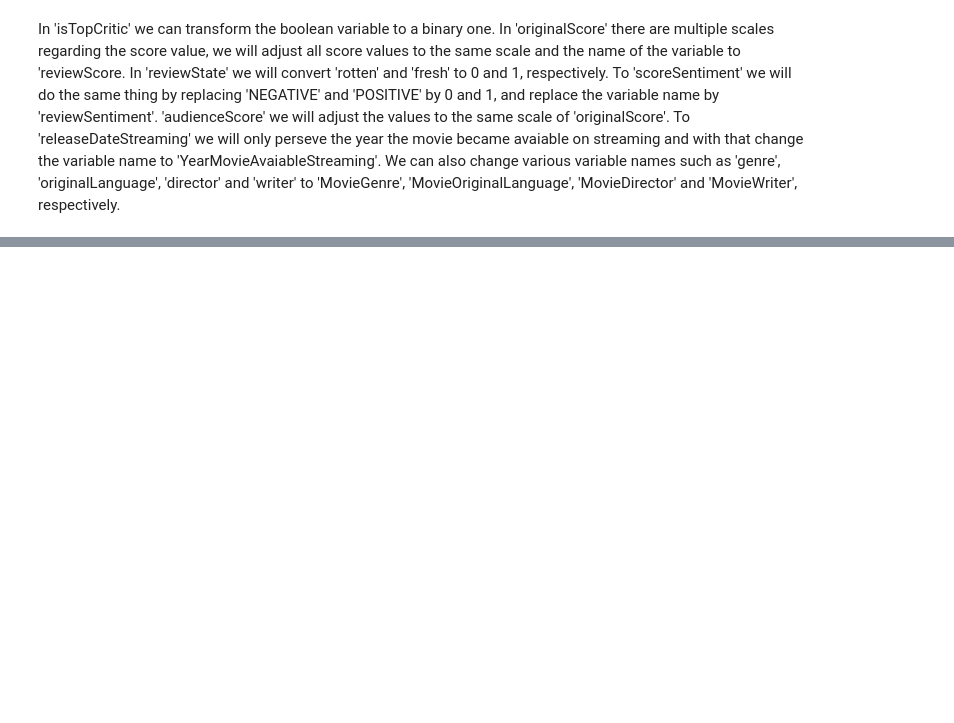
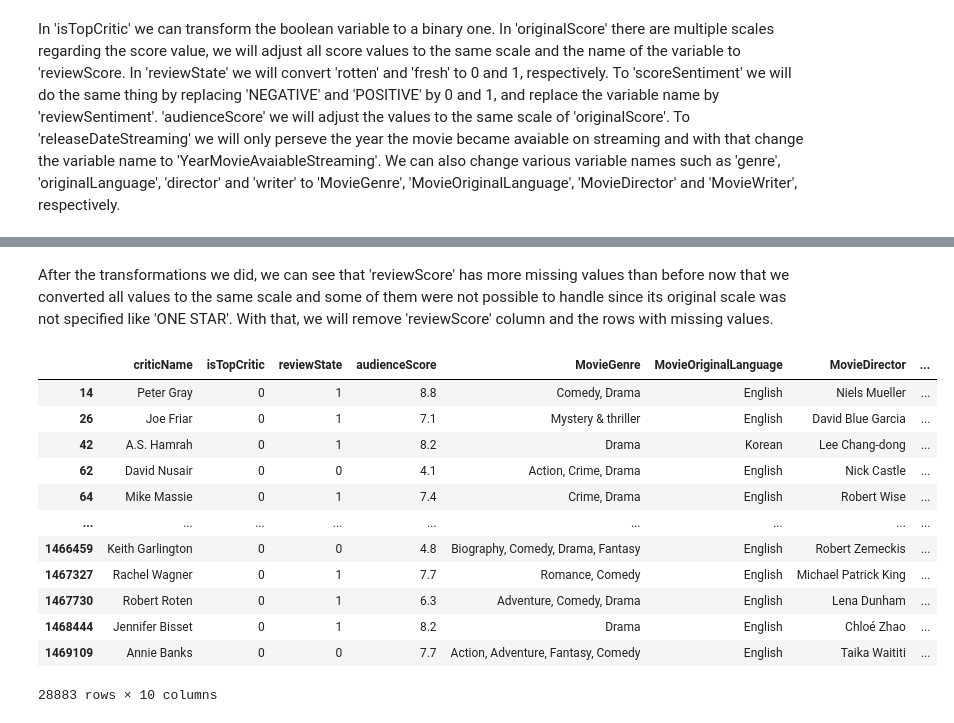
Before and after one commit to xandga/Capstone-Project, a Jupyter notebook: DataforClustering.ipynb, the cells around one changed output, grey strips where cells are left out. Saved outputs shown, nothing was run; the diff lists cells and outputs as text; code cells hidden in the pictures; blank space fills up the shorter version.

```diff
--- a/DataforClustering.ipynb
+++ b/DataforClustering.ipynb
@@ -288,0 +420,7 @@ In 'isTopCritic' we can transform the boolean variable to a binary one. In 'orig
+# %%
+merged_rot['YearMovieAvaiableStreaming'] = merged_rot['releaseDateStreaming'].apply(lambda x: extract_year(x))
+# %%
+merged_rot.drop(columns='releaseDateStreaming', inplace=True)
+# %%
+merged_rot.rename(columns={'genre': 'MovieGenre', 'originalLanguage': 'MovieOriginalLanguage',
+                            'director': 'MovieDirector', 'writer': 'MovieWriter'}, inplace=True)
@@ -288,0 +444,20 @@ In 'isTopCritic' we can transform the boolean variable to a binary one. In 'orig
+# %% [markdown]
+After the transformations we did, we can see that 'reviewScore' has more missing values than before now that we converted all values to the same scale and some of them were not possible to handle since its original scale was not specified like 'ONE STAR'. With that, we will remove 'reviewScore' column and the rows with missing values.
+# %%
+merged_rot.drop(columns='reviewScore', inplace=True)
+# %%
+merged_rot.dropna()
+# %% [output]
+|  | criticName | isTopCritic | reviewState | audienceScore | MovieGenre | MovieOriginalLanguage | MovieDirector | ... |
+| 14 | Peter Gray | 0 | 1 | 8.8 | Comedy, Drama | English | Niels Mueller | ... |
+| 26 | Joe Friar | 0 | 1 | 7.1 | Mystery & thriller | English | David Blue Garcia | ... |
+| 42 | A.S. Hamrah | 0 | 1 | 8.2 | Drama | Korean | Lee Chang-dong | ... |
+| 62 | David Nusair | 0 | 0 | 4.1 | Action, Crime, Drama | English | Nick Castle | ... |
+| 64 | Mike Massie | 0 | 1 | 7.4 | Crime, Drama | English | Robert Wise | ... |
+| ... | ... | ... | ... | ... | ... | ... | ... | ... |
+| 1466459 | Keith Garlington | 0 | 0 | 4.8 | Biography, Comedy, Drama, Fantasy | English | Robert Zemeckis | ... |
+| 1467327 | Rachel Wagner | 0 | 1 | 7.7 | Romance, Comedy | English | Michael Patrick King | ... |
+| 1467730 | Robert Roten | 0 | 1 | 6.3 | Adventure, Comedy, Drama | English | Lena Dunham | ... |
+| 1468444 | Jennifer Bisset | 0 | 1 | 8.2 | Drama | English | Chloé Zhao | ... |
+| 1469109 | Annie Banks | 0 | 0 | 7.7 | Action, Adventure, Fantasy, Comedy | English | Taika Waititi | ... |
+28883 rows × 10 columns
```
Also changed, not shown: parts of 17 cells of this notebook.
